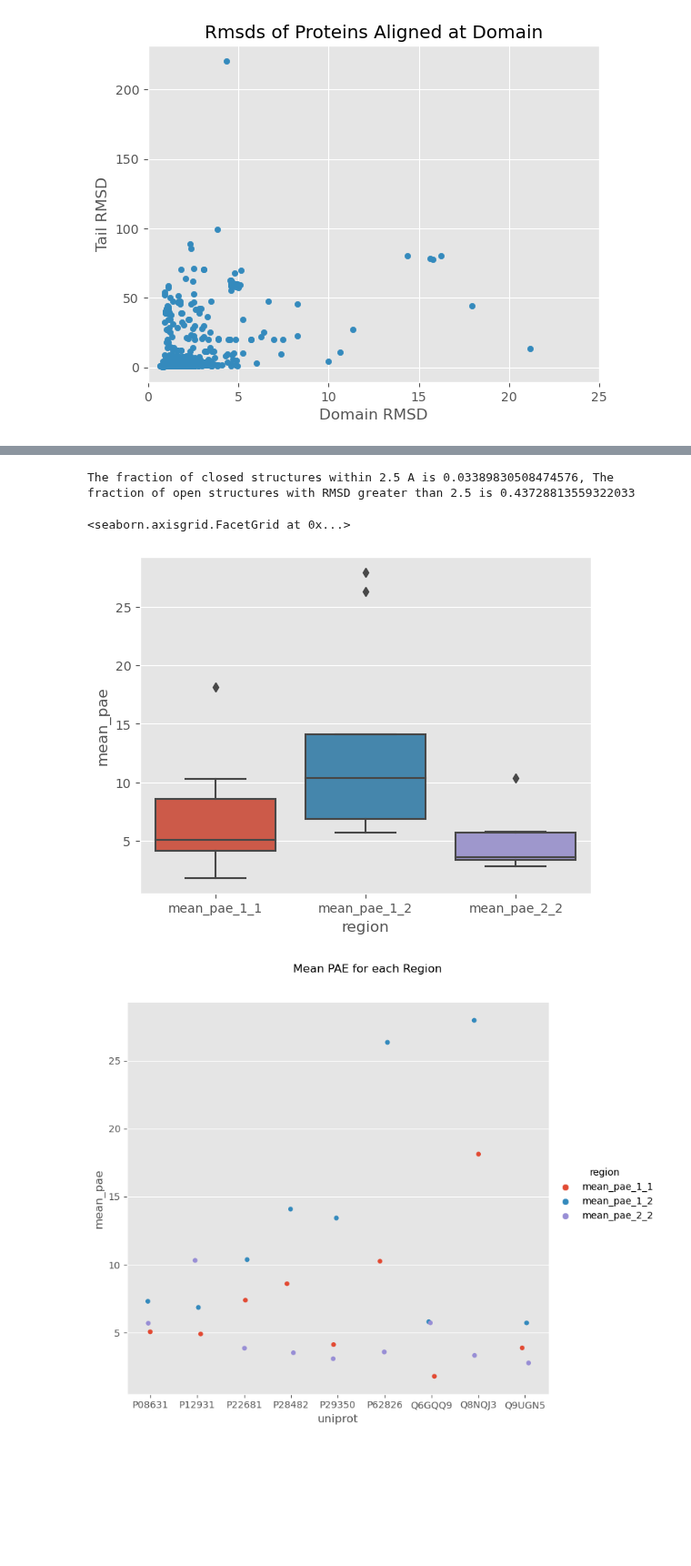
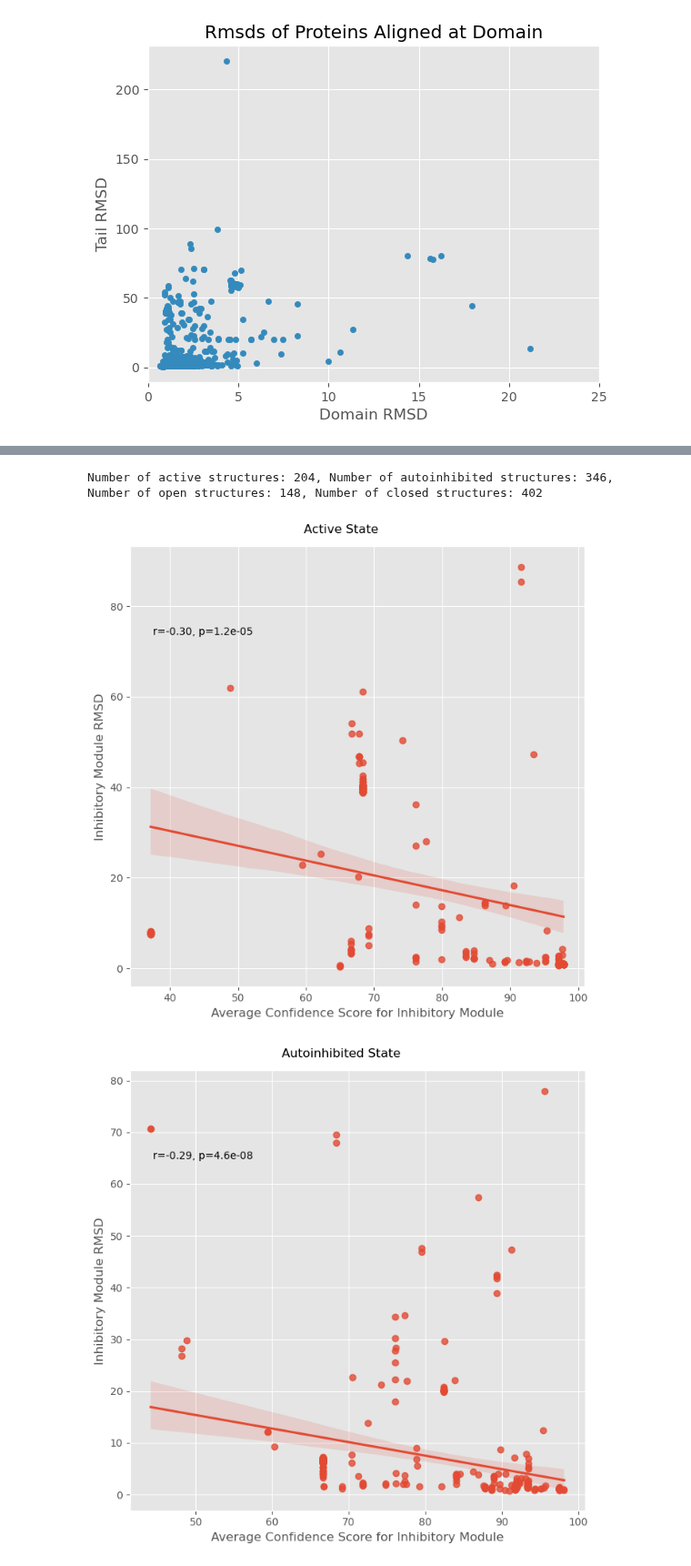
Before and after one commit to jpigles/alphafold-rmsd, a Jupyter notebook: practice_matplotlib.ipynb, the cells around one changed output, grey strips where cells are left out. Shown at 91% size. Drawn from its saved outputs; the diff is of its cells as text; code cells hidden in the pictures; blank space fills up the shorter version.

```diff
--- a/practice_matplotlib.ipynb
+++ b/practice_matplotlib.ipynb
@@ -253,15 +253,11 @@ g2.savefig('joint_plot_with_means.png')
 # %%
 # This is for calculating percent that are within 2.5A of closed position.
 df_disorder = pd.read_csv('./project_pipeline/data/disorder.tsv', sep='\t').astype('object')
-df_pae = df_disorder[['uniprot', 'mean_pae_1_1', 'mean_pae_1_2', 'mean_pae_2_2']]
-df_pae = df_pae.drop_duplicates()
-df_melt = df_pae.melt(id_vars=['uniprot'], var_name='region', value_name='mean_pae')
 
-plot1 = sns.boxplot(data=df_melt, x='region', y='mean_pae', width=0.8)
+# Remove outlier
+df_disorder = df_disorder[df_disorder['2_comp'] < 100]
 
-plot = sns.catplot(data=df_melt, x='uniprot', y='mean_pae', hue='region', height=7, aspect=1)
-plot.fig.subplots_adjust(top=0.9)
-plot.fig.suptitle('Mean PAE for each Region')
+df_disorder = df_disorder.dropna(axis=0, subset=['state', 'conformation']).reset_index()
 
 df_disorder = df_disorder.astype({'region_1_mean_plddt': 'float', '2_comp': 'float'})
 df_active = df_disorder[df_disorder['state'] == 'Active']
@@ -272,54 +268,47 @@ df_correct_closed = df_disorder[(df_disorder['conformation'] == 'Closed') & (df_
 df_far_open = df_disorder[(df_disorder['conformation'] == 'Open') & (df_disorder['2_comp'] > 2.5)]
 fraction_closed = len(df_correct_closed) / len(df_disorder)
 fraction_open = len(df_far_open) / len(df_disorder)
-print(f'The fraction of closed structures within 2.5 A is {fraction_closed}, The fraction of open structures with RMSD greater than 2.5 is {fraction_open}')
+print(f'Number of active structures: {len(df_active)}, Number of autoinhibited structures: {len(df_autoin)}, Number of open structures: {len(df_open)}, Number of closed structures: {len(df_closed)}')
 # fig, ax = plt.subplots(figsize=(10, 10))
 # sns.regplot(data=df_active, x='region_1_mean_plddt', y='2_comp')
 # ax.set_ylabel('Inhibitory Module RMSD')
 # ax.set_xlabel('Average Confidence Score for Inhibitory Module')
 # ax.set_title('Confidence vs Accuracy of AlphaFold2 IM Predictions')
 
-g4 = sns.FacetGrid(data=df_disorder, col='state')
-g4.map(sns.boxplot, 'conformation', '2_comp')
-
-g5 = sns.FacetGrid(data=df_disorder, col='conformation')
-g5.map(sns.boxplot, 'state', '2_comp')
-
-fig, axes = plt.subplots(1, 2, figsize=(10, 10), sharey=True)
-
-sns.boxplot(ax=axes[0], data=df_disorder, x='state', y='2_comp')
-
-sns.boxplot(ax=axes[1], data=df_disorder, x='conformation', y='2_comp')
 
 
 g2 = sns.lmplot(x='region_1_mean_plddt', y='2_comp', data=df_open, height=7, aspect=1)
 g2.set_axis_labels('Average Confidence Score for Inhibitory Module', 'Inhibitory Module RMSD')
 g2.fig.suptitle('Open State')
 
 g3 = sns.lmplot(x = 'region_1_mean_plddt', y='2_comp', data=df_closed, height=7, aspect=1)
 g3.set_axis_labels('Average Confidence Score for Inhibitory Module', 'Inhibitory Module RMSD')
 g3.fig.suptitle('Closed State')
 
 g = sns.lmplot(x='region_1_mean_plddt', y='2_comp', data=df_active, height=7, aspect=1)
 g.set_axis_labels('Average Confidence Score for Inhibitory Module', 'Inhibitory Module RMSD')
 g.fig.suptitle('Active State')
 
 g1 = sns.lmplot(x='region_1_mean_plddt', y='2_comp', data=df_autoin, height=7, aspect=1)
 g1.set_axis_labels('Average Confidence Score for Inhibitory Module', 'Inhibitory Module RMSD')
 g1.fig.suptitle('Autoinhibited State')
 
 def annotate(data, **kws):
     r, p = sp.stats.pearsonr(data['region_1_mean_plddt'], data['2_comp'])
     ax = plt.gca()
     ax.text(.05, .8, 'r={:.2f}, p={:.2g}'.format(r, p),
             transform=ax.transAxes)
 
 g.map_dataframe(annotate)
 g1.map_dataframe(annotate)
 g2.map_dataframe(annotate)
 g3.map_dataframe(annotate)
+
+g.savefig('./project_pipeline/data/figures/active_correlation.png')
+g1.savefig('./project_pipeline/data/figures/autoinhibited_correlation.png')
+g2.savefig('./project_pipeline/data/figures/open_correlations.png')
+g3.savefig('./project_pipeline/data/figures/closed_correlations.png')
 # %% [output]
-The fraction of closed structures within 2.5 A is 0.03389830508474576, The fraction of open structures with RMSD greater than 2.5 is 0.43728813559322033
+Number of active structures: 204, Number of autoinhibited structures: 346, Number of open structures: 148, Number of closed structures: 402
-<seaborn.axisgrid.FacetGrid at 0x...>
-[figure, old version]
+[figure, new version]
-[figure, old version]
+[figure, new version]
```
Also changed, not shown: parts of 8 cells of this notebook, 2 other files.
